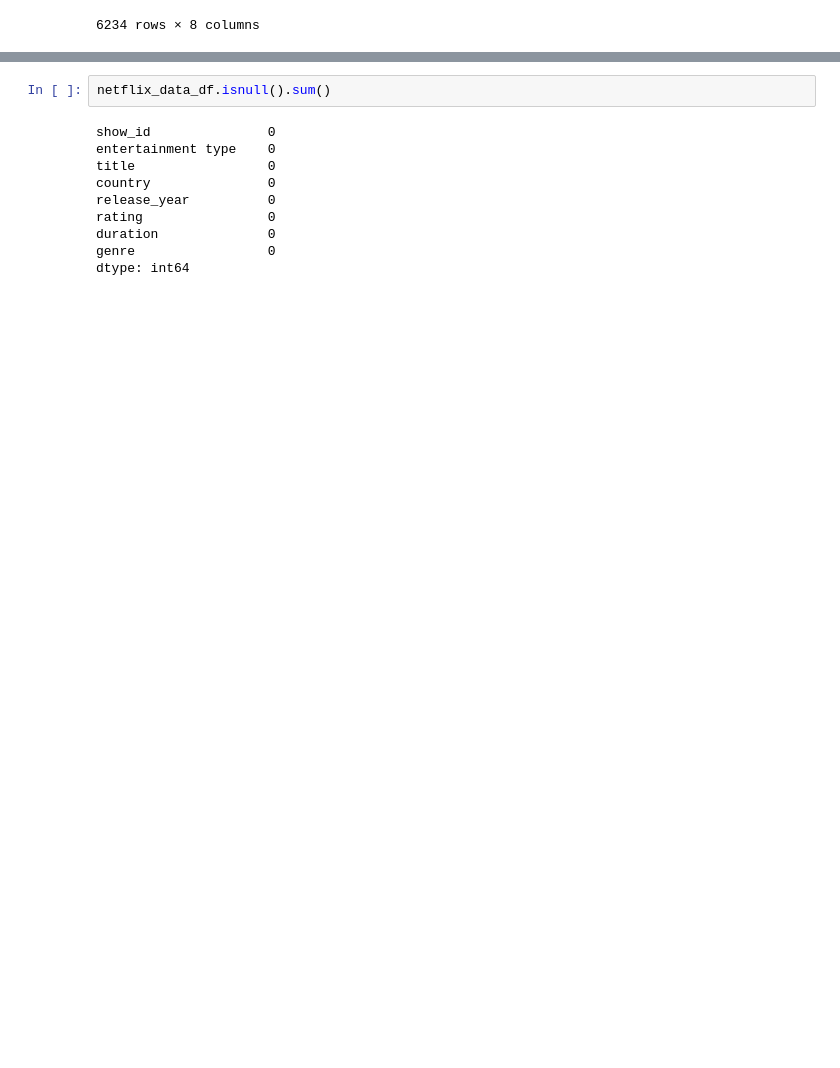
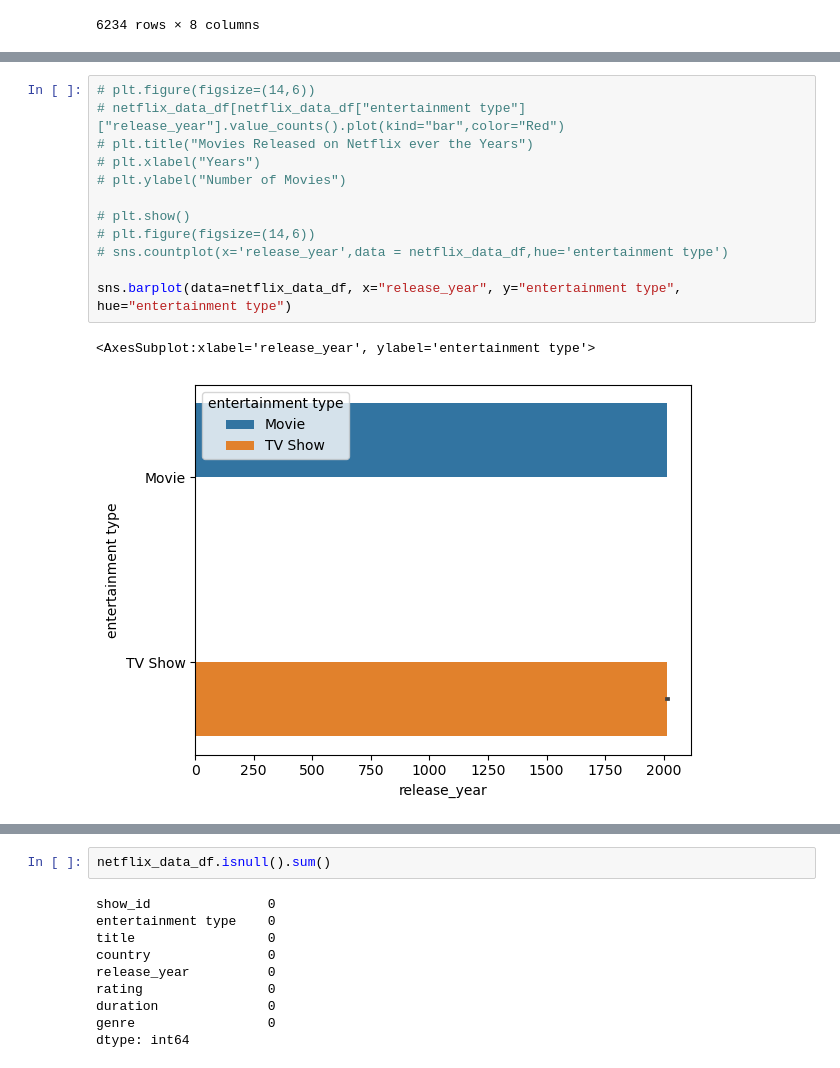
Before and after one commit to guptga/NetFlix-Movies-and-TV-Shows-Analysis, a Jupyter notebook: Netflix Data Analysis .ipynb, the cells around one changed output, grey strips where cells are left out. Cells and saved outputs as stored; diff of their text form; blank space fills up the shorter version.

Commit message:
new graphs added

```diff
--- a/Netflix Data Analysis .ipynb
+++ b/Netflix Data Analysis .ipynb
@@ -171,0 +180,15 @@ netflix_data_df
+# %%
+# plt.figure(figsize=(14,6))
+# netflix_data_df[netflix_data_df["entertainment type"]["release_year"].value_counts().plot(kind="bar",color="Red")
+# plt.title("Movies Released on Netflix ever the Years")
+# plt.xlabel("Years")
+# plt.ylabel("Number of Movies")
+
+# plt.show()
+# plt.figure(figsize=(14,6))
+# sns.countplot(x='release_year',data = netflix_data_df,hue='entertainment type')
+
+sns.barplot(data=netflix_data_df, x="release_year", y="entertainment type", hue="entertainment type")
+# %% [output]
+<AxesSubplot:xlabel='release_year', ylabel='entertainment type'>
+[figure, added]
```
Also changed, not shown: parts of 8 cells of this notebook.
